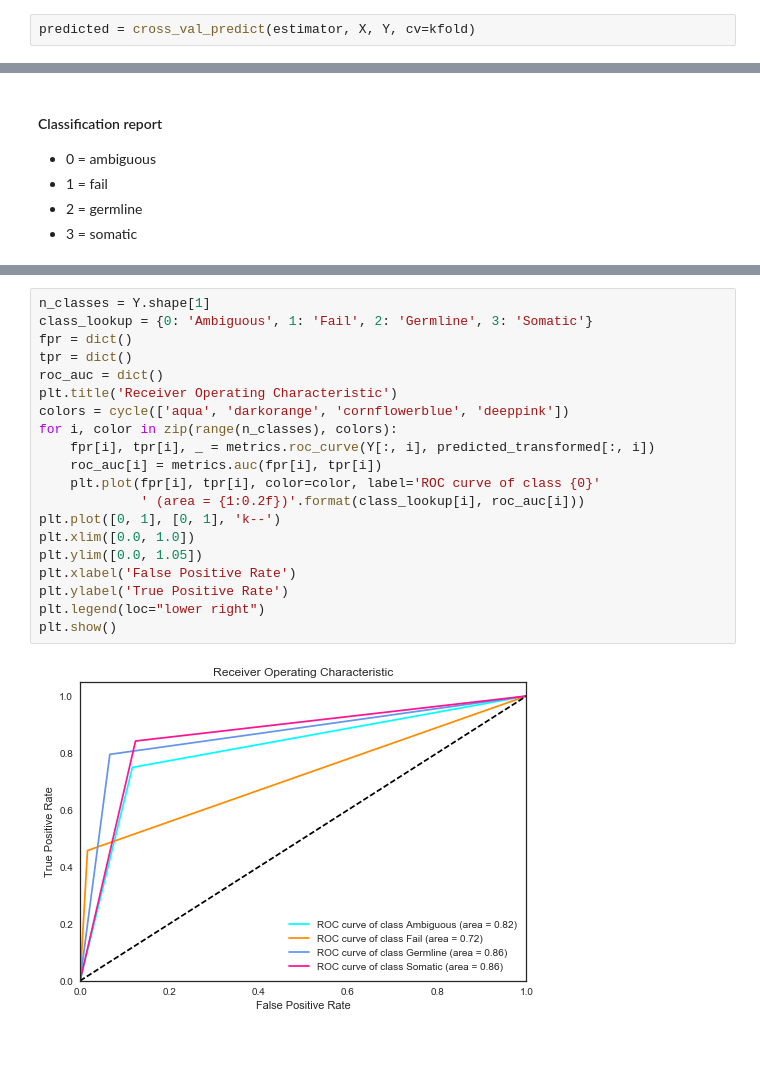
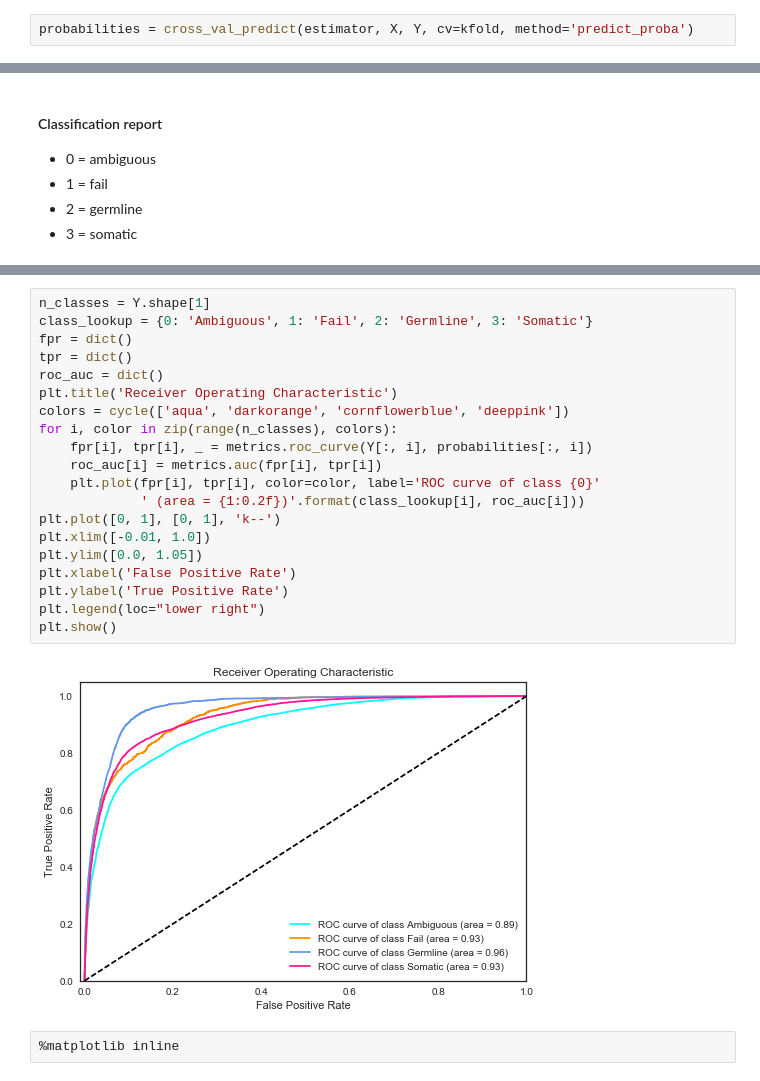
Before and after one commit to griffithlab/DeepSVR, a Jupyter notebook: notebooks/Deep learning model.ipynb, the cells around one changed output, grey strips where cells are left out. Saved outputs shown, nothing was run; the diff lists cells and outputs as text; blank space fills up the shorter version.

```diff
--- a/notebooks/Deep learning model.ipynb
+++ b/notebooks/Deep learning model.ipynb
@@ -62,6 +62,6 @@ estimator = KerasClassifier(build_fn=baseline_model, epochs=10, batch_size=5, ve
 # %%
 kfold = KFold(n_splits=10, shuffle=True, random_state=seed)
 # %%
-predicted = cross_val_predict(estimator, X, Y, cv=kfold)
+probabilities = cross_val_predict(estimator, X, Y, cv=kfold, method='predict_proba')
 # %% [output]
 Epoch 1/10
@@ -110,22 +112,24 @@ avg / total       0.79      0.79      0.79     37072
 # %%
 n_classes = Y.shape[1]
 class_lookup = {0: 'Ambiguous', 1: 'Fail', 2: 'Germline', 3: 'Somatic'}
 fpr = dict()
 tpr = dict()
 roc_auc = dict()
 plt.title('Receiver Operating Characteristic')
 colors = cycle(['aqua', 'darkorange', 'cornflowerblue', 'deeppink'])
 for i, color in zip(range(n_classes), colors):
-    fpr[i], tpr[i], _ = metrics.roc_curve(Y[:, i], predicted_transformed[:, i])
+    fpr[i], tpr[i], _ = metrics.roc_curve(Y[:, i], probabilities[:, i])
     roc_auc[i] = metrics.auc(fpr[i], tpr[i])
     plt.plot(fpr[i], tpr[i], color=color, label='ROC curve of class {0}'
              ' (area = {1:0.2f})'.format(class_lookup[i], roc_auc[i]))
 plt.plot([0, 1], [0, 1], 'k--')
-plt.xlim([0.0, 1.0])
+plt.xlim([-0.01, 1.0])
 plt.ylim([0.0, 1.05])
 plt.xlabel('False Positive Rate')
 plt.ylabel('True Positive Rate')
 plt.legend(loc="lower right")
 plt.show()
 # %% [output]
-[figure, old version]
+[figure, new version]
+# %%
+%matplotlib inline
```
Also changed, not shown: parts of 6 cells of this notebook, 1 other file.
